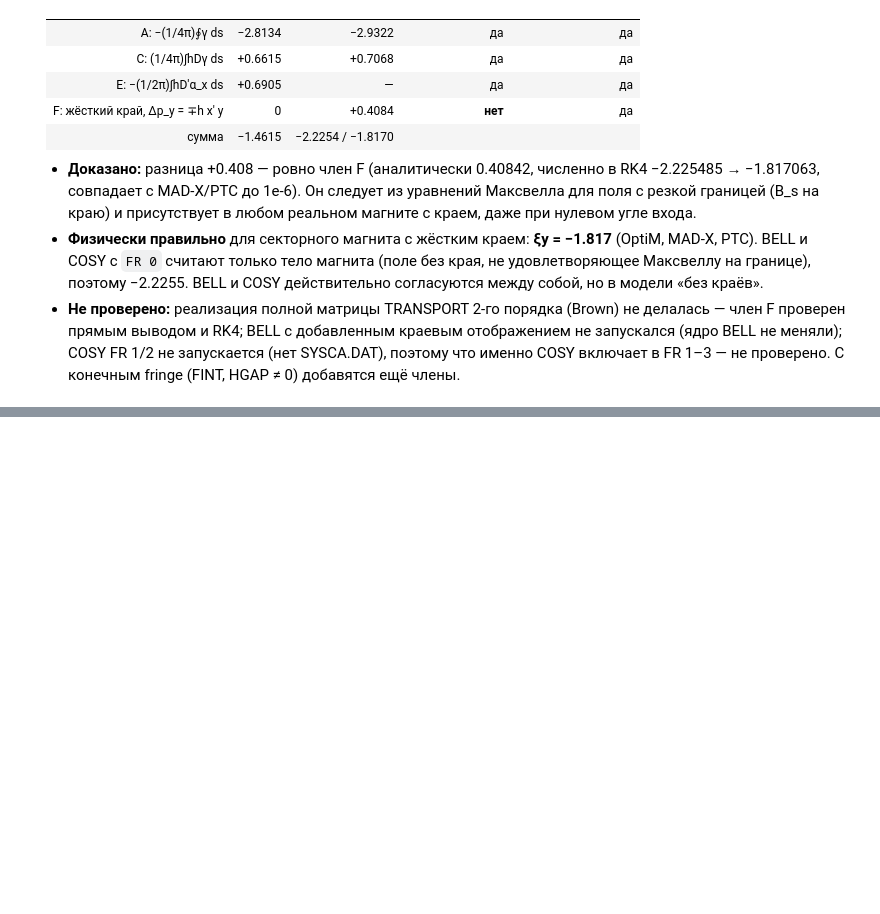
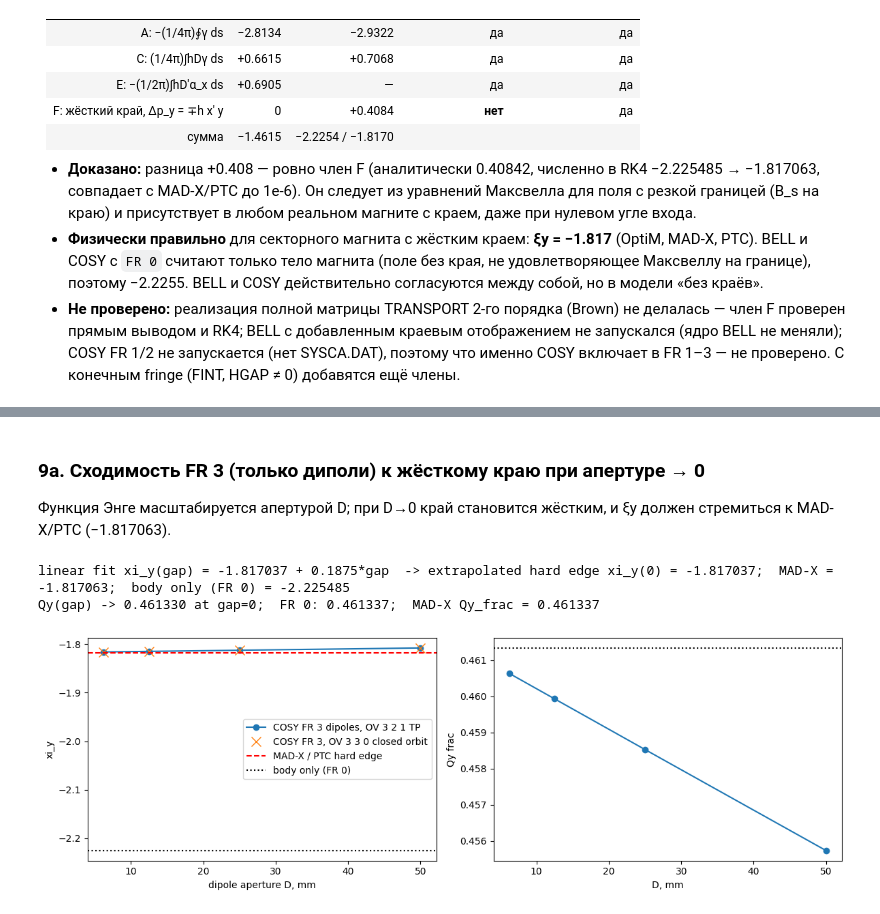
Before and after one commit to sergeybell/SCT_2, a Jupyter notebook: chromaticity/analysis/analysis.ipynb, the cells around one changed output, grey strips where cells are left out. Cells and saved outputs as stored; diff of their text form; code cells hidden in the pictures; blank space fills up the shorter version.

Commit message:
chromaticity/COSY: fringe fields (FR 3/1/2, SYSCA.DAT via CRSYSCA), OV 3 3 0 vs OV 3 2 1, 6D+RF TS and fixed-point xi; notebook sections 9-10

```diff
--- a/chromaticity/analysis/analysis.ipynb
+++ b/chromaticity/analysis/analysis.ipynb
@@ -863,0 +961,7 @@ EDGE sign +1: Q0 [0.46172015 0.46133732] xi [-1.46153562 -1.81706334]
+# %%
+sys.path.insert(0, str(R/"COSY")); import importlib, fr_analysis; importlib.reload(fr_analysis)
+subprocess.run([sys.executable, str(R/"COSY/fr_analysis.py")], check=True, capture_output=True)
+fr = pd.DataFrame(json.load(open(R/"COSY/output/fr_analysis.json")))
+fr["dxi_x(330-321)"] = fr.xi_x_CO330-fr.xi_x_TP321; fr["dxi_y(330-321)"] = fr.xi_y_CO330-fr.xi_y_TP321
+pd.set_option("display.float_format", "{:.6f}".format); pd.set_option("display.width", 250)
+fr[["FR_dip","FR_quad","gap_m","Qx_TP","Qy_TP","xi_x_TP321","xi_x_CO330","xi_y_TP321","xi_y_CO330","dxi_x(330-321)","dxi_y(330-321)"]]
@@ -863,0 +981,18 @@ EDGE sign +1: Q0 [0.46172015 0.46133732] xi [-1.46153562 -1.81706334]
+# %% [markdown]
+### 9a. Сходимость FR 3 (только диполи) к жёсткому краю при апертуре → 0
+Функция Энге масштабируется апертурой D; при D→0 край становится жёстким, и ξy должен стремиться к MAD-X/PTC (−1.817063).
+# %%
+g = fr[(fr.FR_dip==3)&(fr.FR_quad==0)].sort_values("gap_m")
+k = np.polyfit(g.gap_m, g.xi_y_TP321, 1); print(f"linear fit xi_y(gap) = {k[1]:.6f} + {k[0]:.4f}*gap  -> extrapolated hard edge xi_y(0) = {k[1]:.6f};  MAD-X = -1.817063;  body only (FR 0) = -2.225485")
+k2 = np.polyfit(g.gap_m, g.Qy_TP, 1); print(f"Qy(gap) -> {k2[1]:.6f} at gap=0;  FR 0: 0.461337;  MAD-X Qy_frac = {mp['Q2']-2:.6f}")
+fig, ax = plt.subplots(1, 2, figsize=(12, 4))
+ax[0].plot(g.gap_m*1e3, g.xi_y_TP321, "o-", label="COSY FR 3 dipoles, OV 3 2 1 TP")
+ax[0].plot(g.gap_m*1e3, g.xi_y_CO330, "x", ms=10, label="COSY FR 3, OV 3 3 0 closed orbit")
+ax[0].axhline(-1.817063, c="r", ls="--", label="MAD-X / PTC hard edge"); ax[0].axhline(-2.225485, c="k", ls=":", label="body only (FR 0)")
+ax[0].set_xlabel("dipole aperture D, mm"); ax[0].set_ylabel("xi_y"); ax[0].legend()
+ax[1].plot(g.gap_m*1e3, g.Qy_TP, "o-"); ax[1].axhline(0.461337, c="k", ls=":"); ax[1].set_xlabel("D, mm"); ax[1].set_ylabel("Qy frac")
+plt.tight_layout(); plt.show()
+# %% [output]
+linear fit xi_y(gap) = -1.817037 + 0.1875*gap  -> extrapolated hard edge xi_y(0) = -1.817037;  MAD-X = -1.817063;  body only (FR 0) = -2.225485
+Qy(gap) -> 0.461330 at gap=0;  FR 0: 0.461337;  MAD-X Qy_frac = 0.461337
+[figure, added]
```
Also changed, not shown: parts of 9 cells of this notebook, 24 other files.
